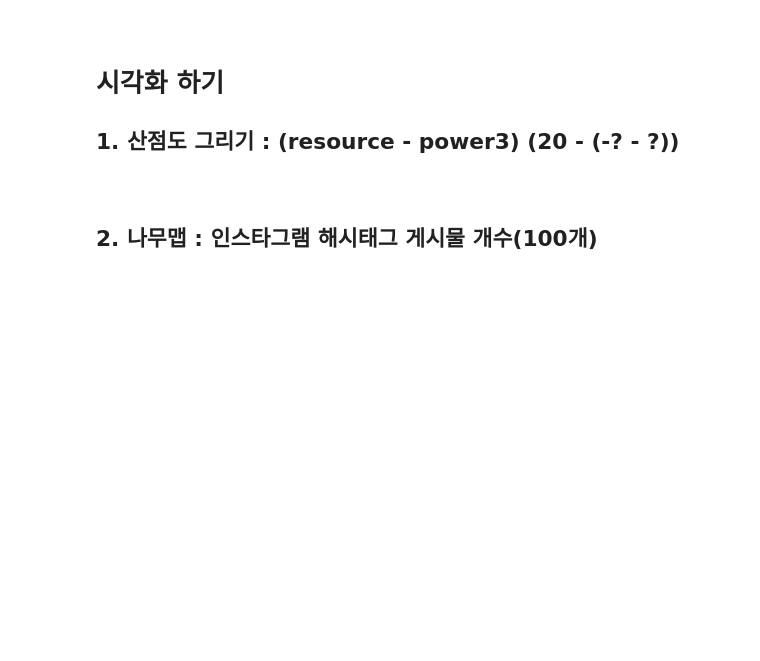
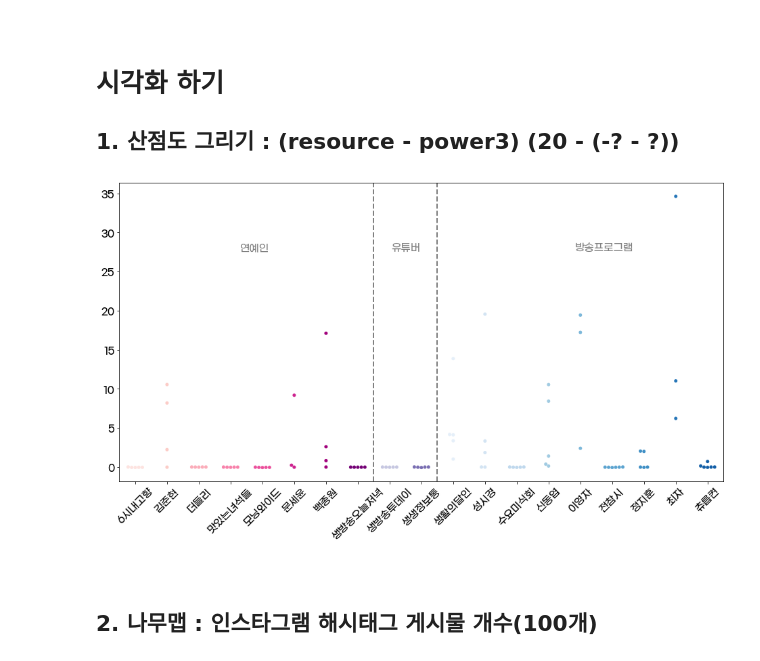
Before and after one commit to moonheee/restaurant-for-media, a Jupyter notebook: instagram_visualization.ipynb, the cells around one changed output. Saved outputs shown, nothing was run; the diff lists cells and outputs as text; code cells hidden in the pictures; blank space fills up the shorter version.

```diff
--- a/instagram_visualization.ipynb
+++ b/instagram_visualization.ipynb
@@ -76,39 +73,44 @@ display(data)
 
 ## 1. 산점도 그리기 : (resource - power3) (20 - (-? - ?))
 # %%
+# 축 폰트 사이즈 설정
+plt.rc('font', size=15)
+
 # (mediaName - power)산점도 그리기
 # 그래프 크기
 plt.figure(figsize=(16, 9))
 
 #이산형 변수의 분포 - 데이터 분산 고려 (중복 X)
 sns.swarmplot(x="mediaName",      #x축 변수
               y="power",        #y축 변수
               data=data,
               palette=my_colors)   #데이터셋 - 데이터프레임
 
-plt.axvline(7.5, color='lightgray', linestyle='--', linewidth=2)
-plt.axvline(9.5, color='lightgray', linestyle='--', linewidth=2)
+plt.axvline(7.5, color='gray', linestyle='--', linewidth=2)
+plt.axvline(9.5, color='gray', linestyle='--', linewidth=2)
 plt.text(3.75, data["power"].max() * 0.80, "연예인",
          fontsize = 15,
-         color='lightgray',
+         color='gray',
          horizontalalignment='center')
 
 plt.text(8.5, data["power"].max() * 0.80, "유튜버",
          fontsize = 15,
-         color='lightgray',
+         color='gray',
          horizontalalignment='center')
 
 plt.text(14.75, data["power"].max() * 0.80, "방송프로그램",
          fontsize = 15,
-         color='lightgray',
+         color='gray',
          horizontalalignment='center')
 
 plt.xticks(rotation=45)
 plt.subplots_adjust(bottom=0.2)
 plt.ylabel(None)
 plt.xlabel(None)
 plt.savefig('./output/instagram/scatter_instagram.png', transparent = True)
 plt.show()
+# %% [output]
+[figure, added]
 # %% [markdown]
 <br>
 
```
Also changed, not shown: parts of 6 cells of this notebook, 17 other files.
